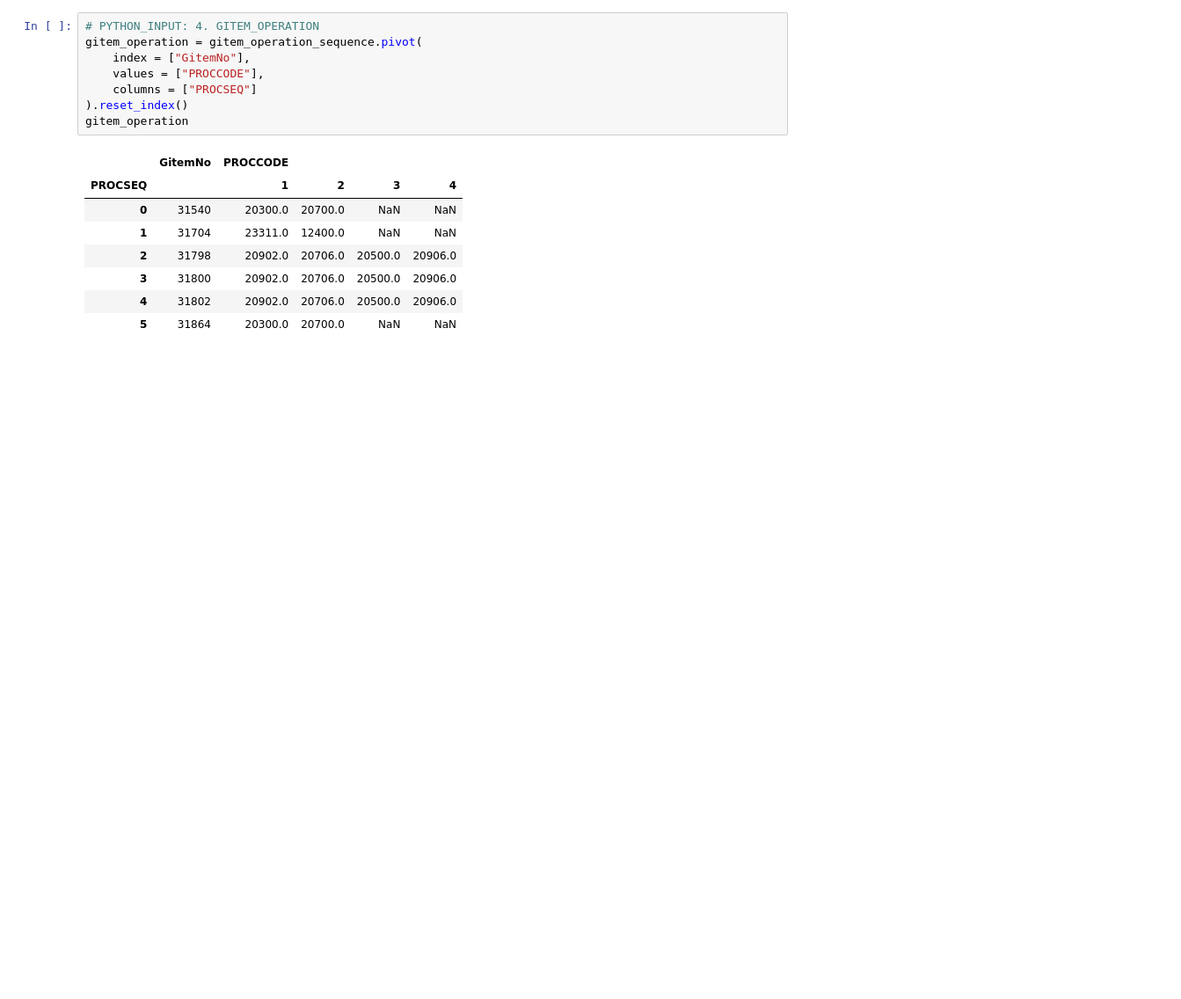
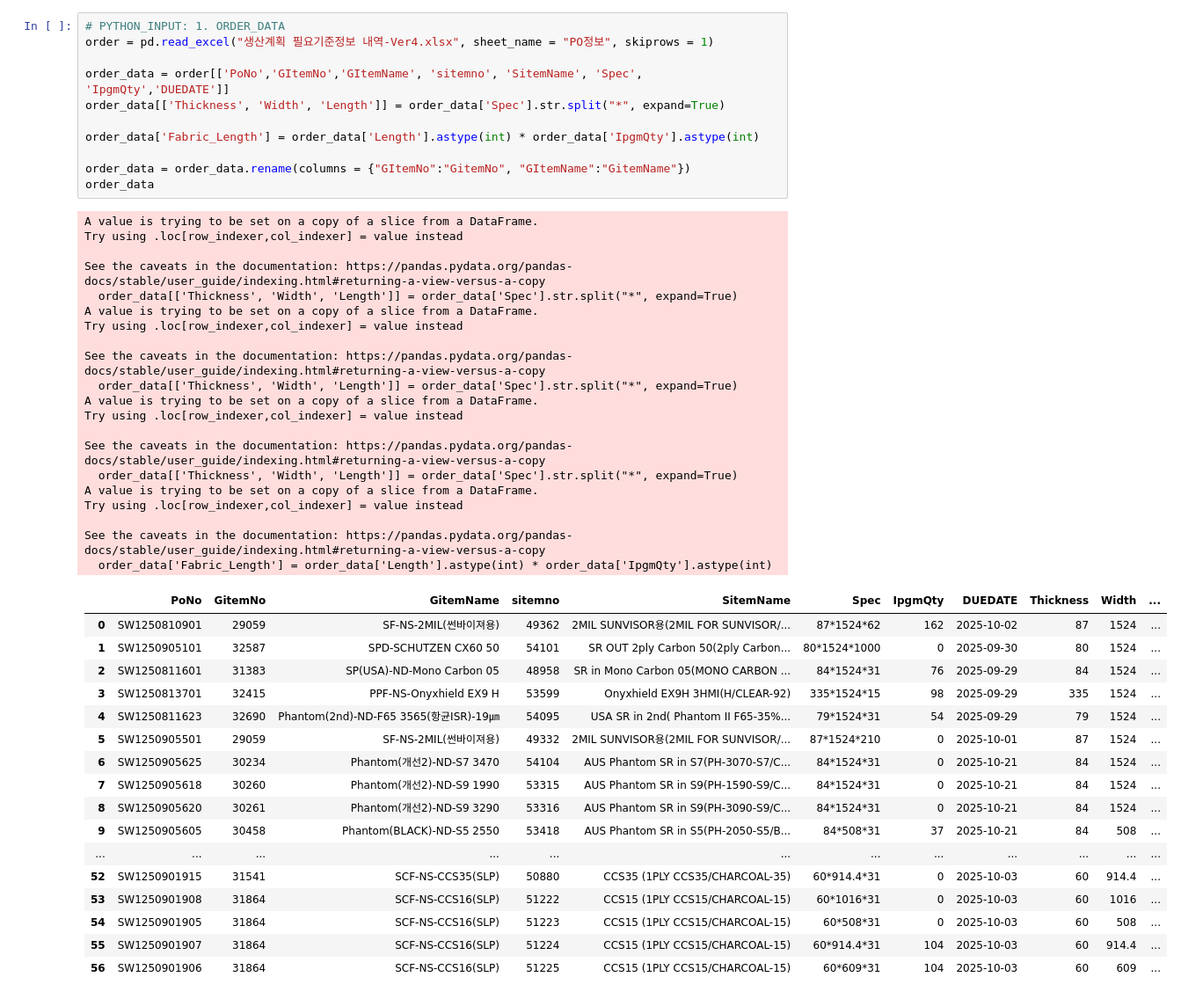
Before and after one commit to Sohyun-B/production-scheduling-system, a Jupyter notebook: python_engine/원본데이터(사용X)/Untitled.ipynb, the cells around one changed output. Shown at 88% size. Cells and saved outputs as stored; diff of their text form; blank space fills up the shorter version.

```diff
--- a/python_engine/원본데이터(사용X)/Untitled.ipynb
+++ b/python_engine/원본데이터(사용X)/Untitled.ipynb
@@ -44,19 +64,51 @@ operation_type
-# %%
-# PYTHON_INPUT: 4. GITEM_OPERATION
-gitem_operation = gitem_operation_sequence.pivot(
-    index = ["GitemNo"],
-    values = ["PROCCODE"],
-    columns = ["PROCSEQ"]
-).reset_index()
-gitem_operation
-# %% [output]
-|  | GitemNo | PROCCODE |  |  |  |
-| PROCSEQ |  | 1 | 2 | 3 | 4 |
-| 0 | 31540 | 20300.0 | 20700.0 | NaN | NaN |
-| 1 | 31704 | 23311.0 | 12400.0 | NaN | NaN |
-| 2 | 31798 | 20902.0 | 20706.0 | 20500.0 | 20906.0 |
-| 3 | 31800 | 20902.0 | 20706.0 | 20500.0 | 20906.0 |
-| 4 | 31802 | 20902.0 | 20706.0 | 20500.0 | 20906.0 |
-| 5 | 31864 | 20300.0 | 20700.0 | NaN | NaN |
+# %%
+# PYTHON_INPUT: 1. ORDER_DATA
+order = pd.read_excel("생산계획 필요기준정보 내역-Ver4.xlsx", sheet_name = "PO정보", skiprows = 1)
+
+order_data = order[['PoNo','GItemNo','GItemName', 'sitemno', 'SitemName', 'Spec', 'IpgmQty','DUEDATE']]
+order_data[['Thickness', 'Width', 'Length']] = order_data['Spec'].str.split("*", expand=True)
+
+order_data['Fabric_Length'] = order_data['Length'].astype(int) * order_data['IpgmQty'].astype(int)
+
+order_data = order_data.rename(columns = {"GItemNo":"GitemNo", "GItemName":"GitemName"})
+order_data
+# %% [output]
+A value is trying to be set on a copy of a slice from a DataFrame.
+Try using .loc[row_indexer,col_indexer] = value instead
+
+See the caveats in the documentation: https://pandas.pydata.org/pandas-docs/stable/user_guide/indexing.html#returning-a-view-versus-a-copy
+  order_data[['Thickness', 'Width', 'Length']] = order_data['Spec'].str.split("*", expand=True)
+A value is trying to be set on a copy of a slice from a DataFrame.
+Try using .loc[row_indexer,col_indexer] = value instead
+
+See the caveats in the documentation: https://pandas.pydata.org/pandas-docs/stable/user_guide/indexing.html#returning-a-view-versus-a-copy
+  order_data[['Thickness', 'Width', 'Length']] = order_data['Spec'].str.split("*", expand=True)
+A value is trying to be set on a copy of a slice from a DataFrame.
+Try using .loc[row_indexer,col_indexer] = value instead
+
+See the caveats in the documentation: https://pandas.pydata.org/pandas-docs/stable/user_guide/indexing.html#returning-a-view-versus-a-copy
+  order_data[['Thickness', 'Width', 'Length']] = order_data['Spec'].str.split("*", expand=True)
+A value is trying to be set on a copy of a slice from a DataFrame.
+Try using .loc[row_indexer,col_indexer] = value instead
+
+See the caveats in the documentation: https://pandas.pydata.org/pandas-docs/stable/user_guide/indexing.html#returning-a-view-versus-a-copy
+  order_data['Fabric_Length'] = order_data['Length'].astype(int) * order_data['IpgmQty'].astype(int)
+|  | PoNo | GitemNo | GitemName | sitemno | SitemName | Spec | IpgmQty | DUEDATE | Thickness | Width | ... |
+| 0 | SW1250810901 | 29059 | SF-NS-2MIL(썬바이져용) | 49362 | 2MIL SUNVISOR용(2MIL FOR SUNVISOR/... | 87*1524*62 | 162 | 2025-10-02 | 87 | 1524 | ... |
+| 1 | SW1250905101 | 32587 | SPD-SCHUTZEN CX60 50 | 54101 | SR OUT 2ply Carbon 50(2ply Carbon... | 80*1524*1000 | 0 | 2025-09-30 | 80 | 1524 | ... |
+| 2 | SW1250811601 | 31383 | SP(USA)-ND-Mono Carbon 05 | 48958 | SR in Mono Carbon 05(MONO CARBON ... | 84*1524*31 | 76 | 2025-09-29 | 84 | 1524 | ... |
+| 3 | SW1250813701 | 32415 | PPF-NS-Onyxhield EX9 H | 53599 | Onyxhield EX9H 3HMI(H/CLEAR-92) | 335*1524*15 | 98 | 2025-09-29 | 335 | 1524 | ... |
+| 4 | SW1250811623 | 32690 | Phantom(2nd)-ND-F65 3565(항균ISR)-19㎛ | 54095 | USA SR in 2nd( Phantom II F65-35%... | 79*1524*31 | 54 | 2025-09-29 | 79 | 1524 | ... |
+| 5 | SW1250905501 | 29059 | SF-NS-2MIL(썬바이져용) | 49332 | 2MIL SUNVISOR용(2MIL FOR SUNVISOR/... | 87*1524*210 | 0 | 2025-10-01 | 87 | 1524 | ... |
+| 6 | SW1250905625 | 30234 | Phantom(개선2)-ND-S7 3470 | 54104 | AUS Phantom SR in S7(PH-3070-S7/C... | 84*1524*31 | 0 | 2025-10-21 | 84 | 1524 | ... |
+| 7 | SW1250905618 | 30260 | Phantom(개선2)-ND-S9 1990 | 53315 | AUS Phantom SR in S9(PH-1590-S9/C... | 84*1524*31 | 0 | 2025-10-21 | 84 | 1524 | ... |
+| 8 | SW1250905620 | 30261 | Phantom(개선2)-ND-S9 3290 | 53316 | AUS Phantom SR in S9(PH-3090-S9/C... | 84*1524*31 | 0 | 2025-10-21 | 84 | 1524 | ... |
+| 9 | SW1250905605 | 30458 | Phantom(BLACK)-ND-S5 2550 | 53418 | AUS Phantom SR in S5(PH-2050-S5/B... | 84*508*31 | 37 | 2025-10-21 | 84 | 508 | ... |
+| ... | ... | ... | ... | ... | ... | ... | ... | ... | ... | ... | ... |
+| 52 | SW1250901915 | 31541 | SCF-NS-CCS35(SLP) | 50880 | CCS35 (1PLY CCS35/CHARCOAL-35) | 60*914.4*31 | 0 | 2025-10-03 | 60 | 914.4 | ... |
+| 53 | SW1250901908 | 31864 | SCF-NS-CCS16(SLP) | 51222 | CCS15 (1PLY CCS15/CHARCOAL-15) | 60*1016*31 | 0 | 2025-10-03 | 60 | 1016 | ... |
+| 54 | SW1250901905 | 31864 | SCF-NS-CCS16(SLP) | 51223 | CCS15 (1PLY CCS15/CHARCOAL-15) | 60*508*31 | 0 | 2025-10-03 | 60 | 508 | ... |
+| 55 | SW1250901907 | 31864 | SCF-NS-CCS16(SLP) | 51224 | CCS15 (1PLY CCS15/CHARCOAL-15) | 60*914.4*31 | 104 | 2025-10-03 | 60 | 914.4 | ... |
+| 56 | SW1250901906 | 31864 | SCF-NS-CCS16(SLP) | 51225 | CCS15 (1PLY CCS15/CHARCOAL-15) | 60*609*31 | 104 | 2025-10-03 | 60 | 609 | ... |
 # %%
 # PYTHON_INPUT: 2. LINESPEED
```
Also changed, not shown: parts of 13 cells of this notebook, 14 other files.
